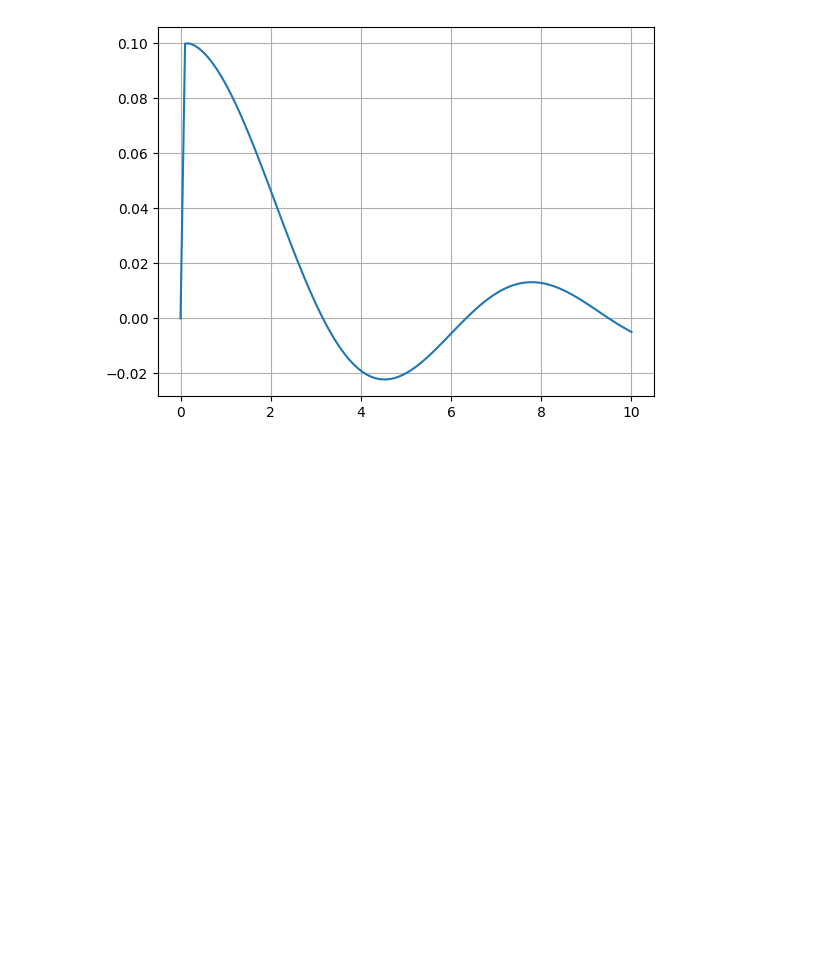
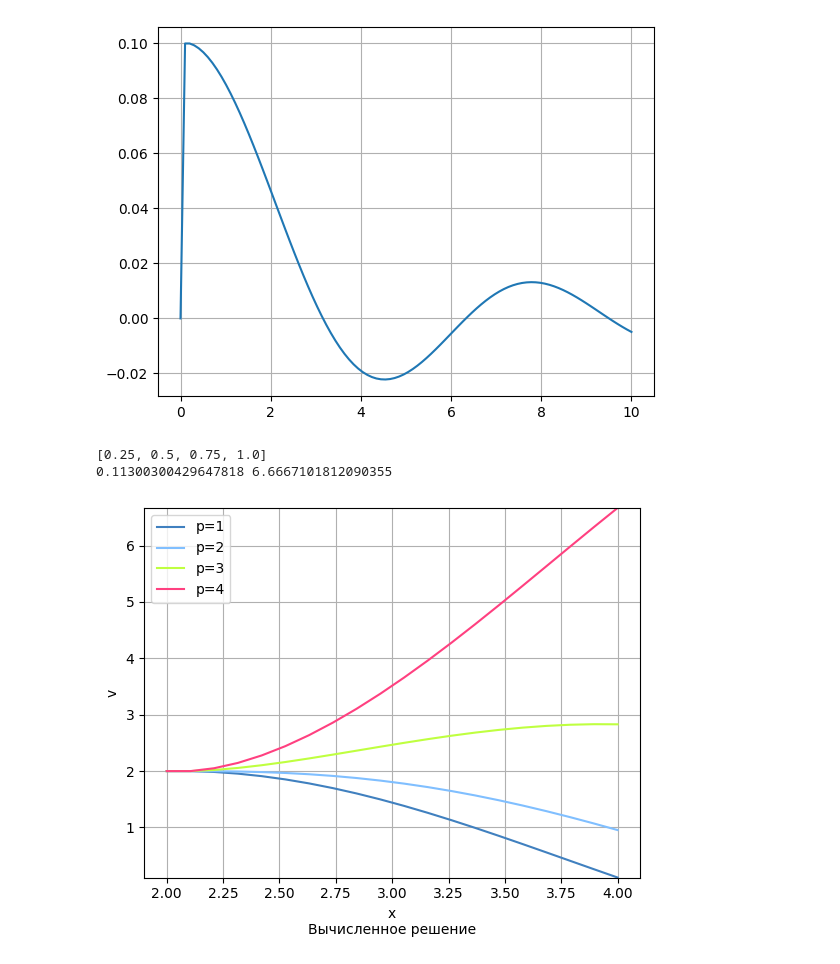
Before and after one commit to XBodya/third_course_2sem, a Jupyter notebook: MKM/src/l01.ipynb, the cells around one changed output. Cells and saved outputs as stored; diff of their text form; code cells hidden in the pictures; blank space fills up the shorter version.

```diff
--- a/MKM/src/l01.ipynb
+++ b/MKM/src/l01.ipynb
@@ -73,3 +65,36 @@ plt.show()
 # print(v)
 # %% [output]
 [figure]
+# %%
+# var 6
+a, b = 2, 4
+start_values = [2, 0]
+p_values = [1, 2, 3, 4]
+
+colors = list(map(float, np.linspace(0, 1, len(p_values) + 1)))[1:]
+print(colors)
+solve = calc_bessel_equation((a, b), 0.1, start_values, p_values)
+
+def draw(res, label='Вычисленное решение', ybounds=None):
+    x = res[0]
+    v_vals = res[1]
+    # print(res)
+    for i in range(len(v_vals)):
+        plt.plot(x, v_vals[i], c=(colors[i],
+        colors[(i + 1) % len(p_values)], colors[(i + 2) % len(p_values)]), label=f'p={p_values[i]}')
+    global_ymin = min(list(map(min, v_vals)))
+    global_ymax = max(list(map(max, v_vals)))
+    plt.ylim((global_ymin, global_ymax))
+    print(global_ymin, global_ymax)
+    plt.xlabel(f'x\n{label}')
+    plt.ylabel('v')
+    plt.grid()
+    plt.ylim(ybounds)
+    plt.legend()
+    plt.show()
+
+draw(solve)
+# %% [output]
+[0.25, 0.5, 0.75, 1.0]
+0.11300300429647818 6.6667101812090355
+[figure, added]
```
Also changed, not shown: parts of 6 cells of this notebook, 3 other files.
